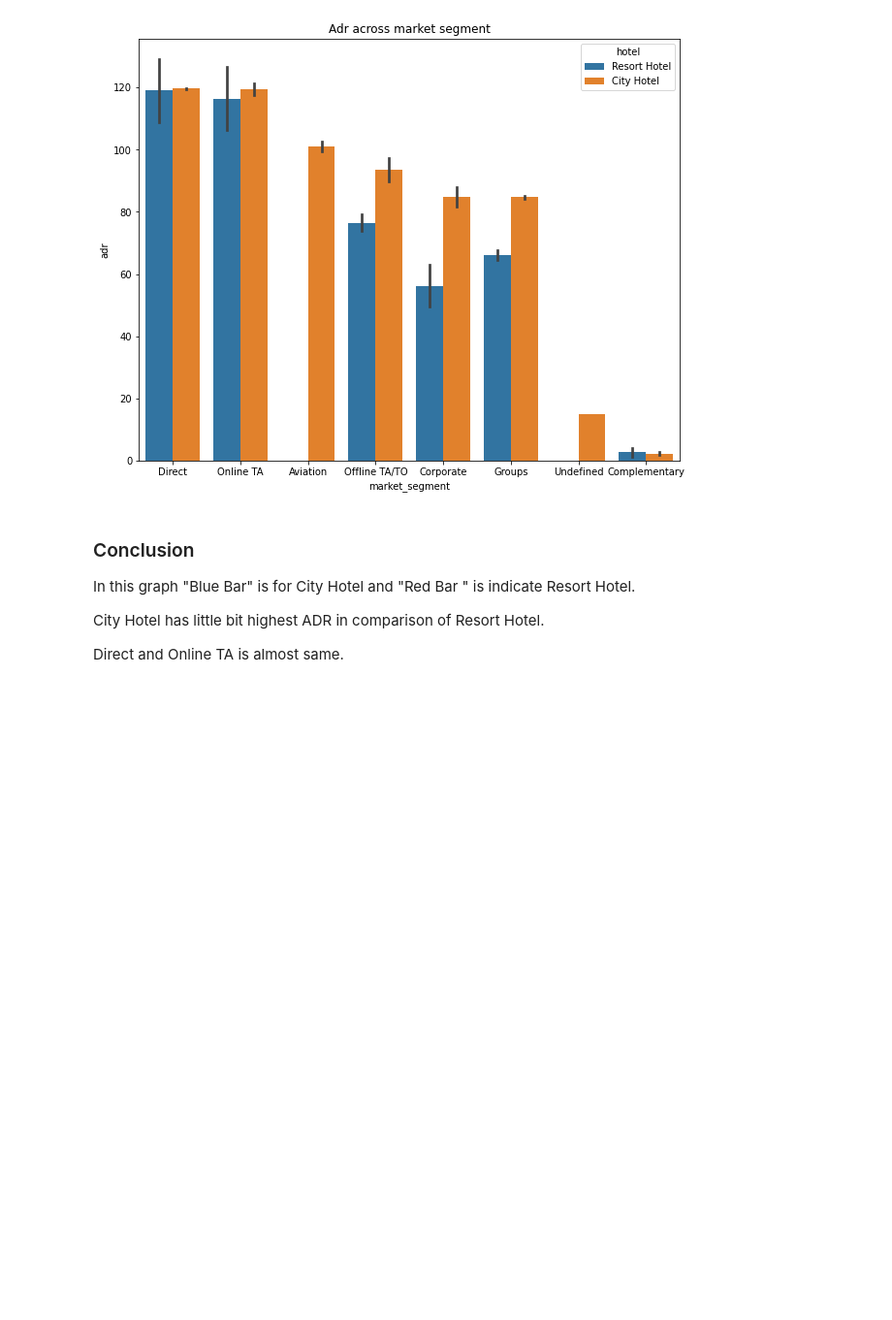
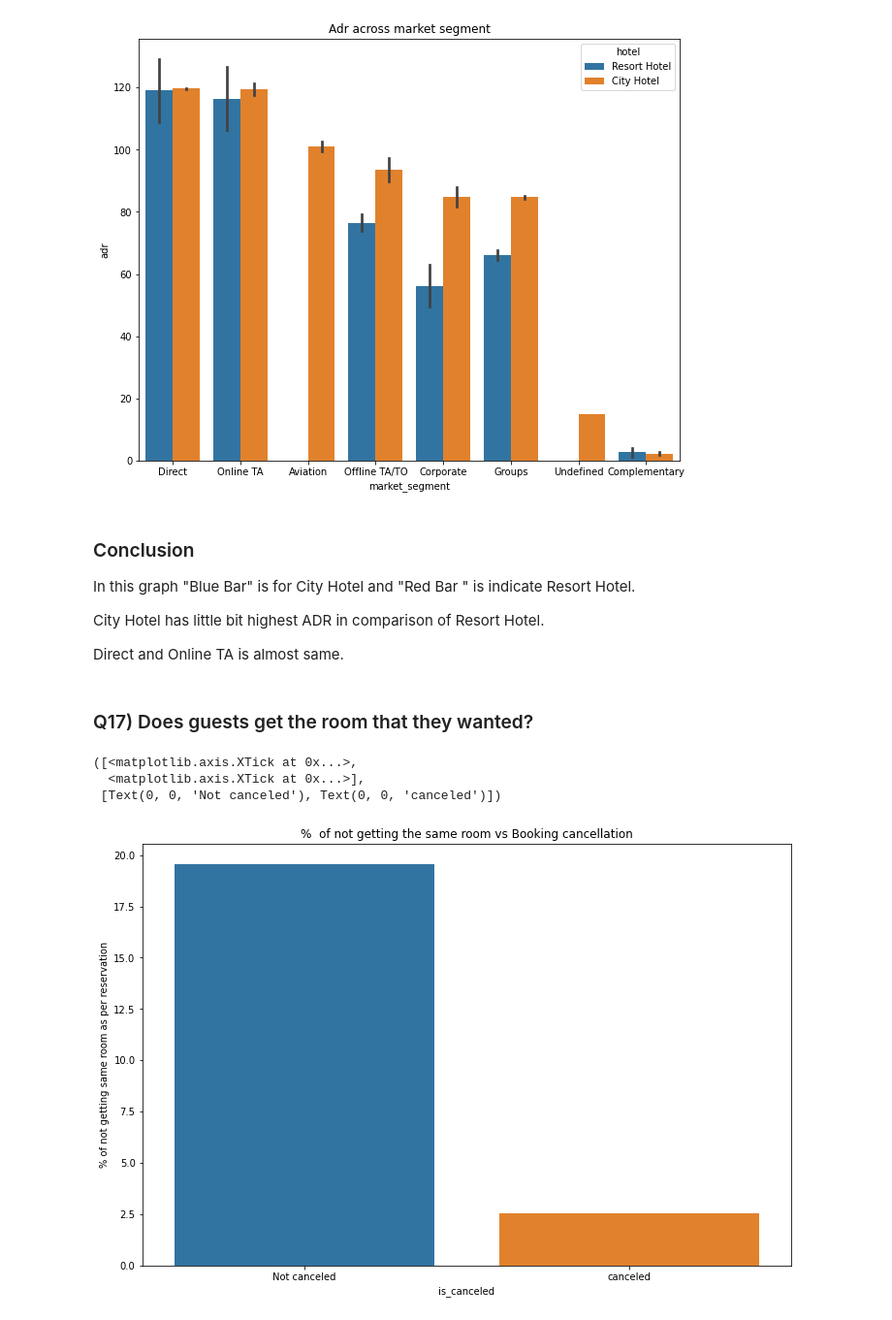
Before and after one commit to kumarsinghashu/EDA-PROJECT-1-Hotel-Booking-Analysis, a Jupyter notebook: EDA_Project1.ipynb, the cells around one changed output. Shown: that part at 97% size. Drawn from its saved outputs; the diff is of its cells as text; code cells hidden in the pictures; blank space fills up the shorter version.

```diff
--- a/EDA_Project1.ipynb
+++ b/EDA_Project1.ipynb
@@ -836,3 +836,40 @@ Text(0.5, 1.0, 'Adr across market segment')
  City Hotel has little bit highest ADR in comparison of Resort Hotel.
 
  Direct and Online TA is almost same.
+# %% [markdown]
+### Q17) Does guests get the room  that they wanted?
+# %%
+# Define a function for the reserved room type is same  or not as  assigned room type
+def same_room_allotment(x):
+  '''function to check whether the reserved room
+  type is same  or not as  assigned room type'''
+
+  if x['reserved_room_type'] != x['assigned_room_type']:
+    return 1
+  else:
+    return 0
+# %%
+# create new column to df1
+Hb1['Same_room_alloted_or_not']=Hb1.apply(lambda x: same_room_allotment(x),axis=1)
+
+#groupby is canceled
+grp_by_canceled_Hb=Hb1.groupby('is_canceled')
+
+# create DF and calculate  percentage of same room alloted  or not
+HB=pd.DataFrame(grp_by_canceled_Hb['Same_room_alloted_or_not'].sum()*100/grp_by_canceled_Hb.size()).rename(columns={0:"percentage"})
+HB
+
+#set plot size and plot barchart
+plt.figure(figsize=(12,8))
+sns.barplot(x=HB.index,y=HB['percentage'])
+
+# set labels
+plt.title('%  of not getting the same room vs Booking cancellation')
+plt.xlabel('is_canceled')
+plt.ylabel('% of not getting same room as per reservation')
+plt.xticks([0,1],['Not canceled','canceled'])
+# %% [output]
+([<matplotlib.axis.XTick at 0x...>,
+  <matplotlib.axis.XTick at 0x...>],
+ [Text(0, 0, 'Not canceled'), Text(0, 0, 'canceled')])
+[figure, added]
```
Also changed, not shown: parts of 7 cells of this notebook.
